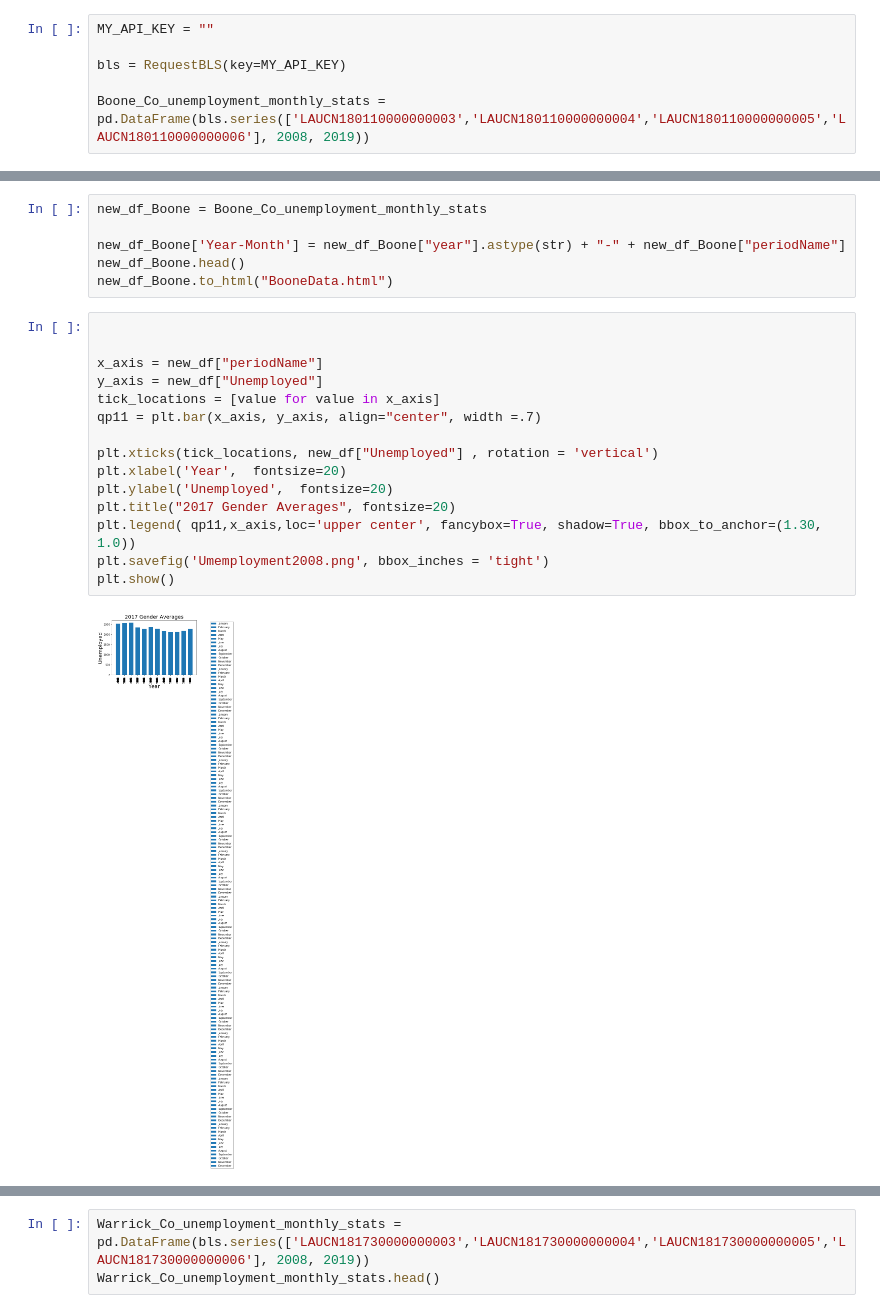
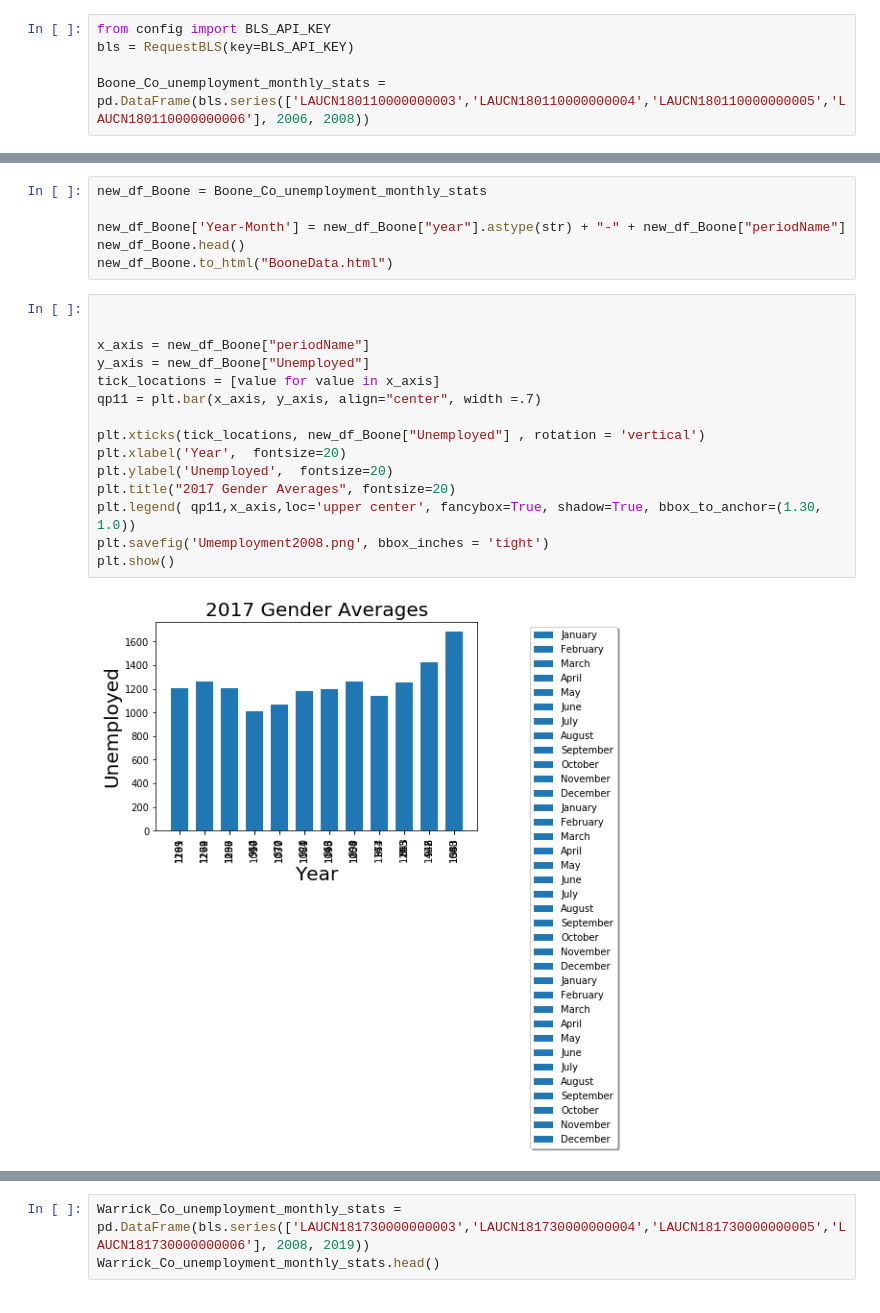
Before and after one commit to sumic59/Covid_IN_County_Jobless-Claims, a Jupyter notebook: Indiana_County_Data_Plots.ipynb, the cells around one changed output, grey strips where cells are left out. Drawn from its saved outputs; the diff is of its cells as text.

Commit message:
modified to get key from config file

```diff
--- a/Indiana_County_Data_Plots.ipynb
+++ b/Indiana_County_Data_Plots.ipynb
@@ -6,11 +6,10 @@ import matplotlib
 import pandas as pd
 from blsconnect import RequestBLS
 # %%
-MY_API_KEY = ""
+from config import BLS_API_KEY
+bls = RequestBLS(key=BLS_API_KEY)
 
-bls = RequestBLS(key=MY_API_KEY)
-
-Boone_Co_unemployment_monthly_stats = pd.DataFrame(bls.series(['LAUCN180110000000003','LAUCN180110000000004','LAUCN180110000000005','LAUCN180110000000006'], 2008, 2019))
+Boone_Co_unemployment_monthly_stats = pd.DataFrame(bls.series(['LAUCN180110000000003','LAUCN180110000000004','LAUCN180110000000005','LAUCN180110000000006'], 2006, 2008))
 # %%
 Boone_Co_unemployment_monthly_stats
 # %% [output]
@@ -56,18 +63,18 @@ new_df_Boone.to_html("BooneData.html")
 # %%
 
 
-x_axis = new_df["periodName"]
-y_axis = new_df["Unemployed"]
+x_axis = new_df_Boone["periodName"]
+y_axis = new_df_Boone["Unemployed"]
 tick_locations = [value for value in x_axis]
 qp11 = plt.bar(x_axis, y_axis, align="center", width =.7)
 
-plt.xticks(tick_locations, new_df["Unemployed"] , rotation = 'vertical')
+plt.xticks(tick_locations, new_df_Boone["Unemployed"] , rotation = 'vertical')
 plt.xlabel('Year',  fontsize=20)
 plt.ylabel('Unemployed',  fontsize=20)
 plt.title("2017 Gender Averages", fontsize=20)
 plt.legend( qp11,x_axis,loc='upper center', fancybox=True, shadow=True, bbox_to_anchor=(1.30, 1.0))
 plt.savefig('Umemployment2008.png', bbox_inches = 'tight')
 plt.show()
 # %% [output]
-[figure, old version]
+[figure, new version]
 # %%
```
Also changed, not shown: parts of 8 cells of this notebook.
